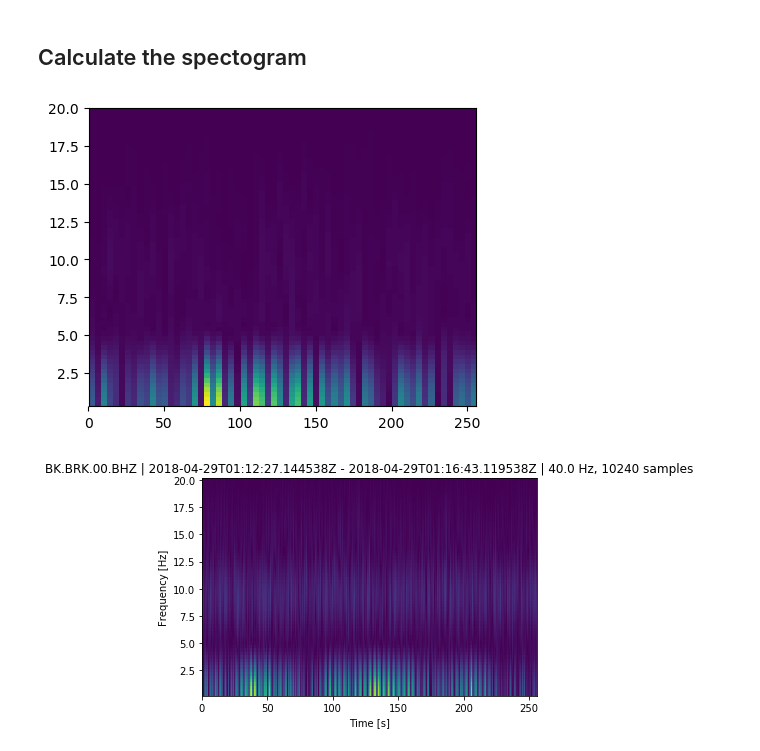
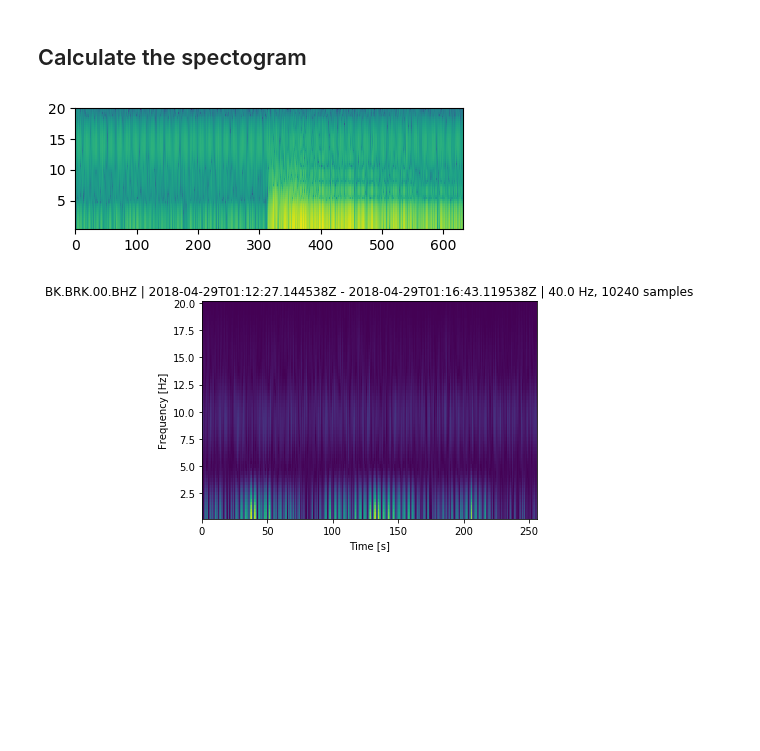
Before and after one commit to MosGeo/TerraeMotus, a Jupyter notebook: 01 Dataset Retrieval and Preprocessing.ipynb, the cells around one changed output. Saved outputs shown, nothing was run; the diff lists cells and outputs as text; code cells hidden in the pictures; blank space fills up the shorter version.

Commit message:
Copy Example dataset

```diff
--- a/01 Dataset Retrieval and Preprocessing.ipynb
+++ b/01 Dataset Retrieval and Preprocessing.ipynb
@@ -298,21 +298,26 @@ def _nearest_pow_2(x):
 # %%
 # Get some data and plot the spectogram
 data  = np.load("Datasets\Data_M_2.8_R_0.5_S_4_Sec_256.npy")
 label = np.load("Datasets\Label_M_2.8_R_0.5_S_4_Sec_256.npy")
 time  = np.load("Datasets\Time_M_2.8_R_0.5_S_4_Sec_256.npy")
 
-i = 80
+data  = np.load("Datasets\DataExamples.npy")
+label = np.load("Datasets\LabelExamples.npy")
+time  = np.load("Datasets\TimeExamples.npy")
+
+i = 3
 
 specgram, freq, time = getSpectogram(data[:,i], 40)
+specgram = np.log10(specgram)
 newSize = np.round(np.array(specgram.shape) *.1)
-specgram = resize(specgram,[64,64])
+#specgram = resize(specgram,[64,64])
 
 fig = plt.figure(num=None, figsize=(5, 4), dpi=100)
 plt.imshow(specgram, extent=[np.min(time),np.max(time)    ,np.max(freq),np.min(freq)])
 plt.gca().set_aspect(10)
 plt.gca().invert_yaxis()
 # %% [output]
-[figure, old version]
+[figure, new version]
 # %%
 # Another way of plotting the spectogram (using the built in function of Obspy)
 stListPositives  = np.load("Raw Data\PositivesList__M_2.8_R_0.5_S_4_Sec_256.dat")
```
Also changed, not shown: 3 other files.
